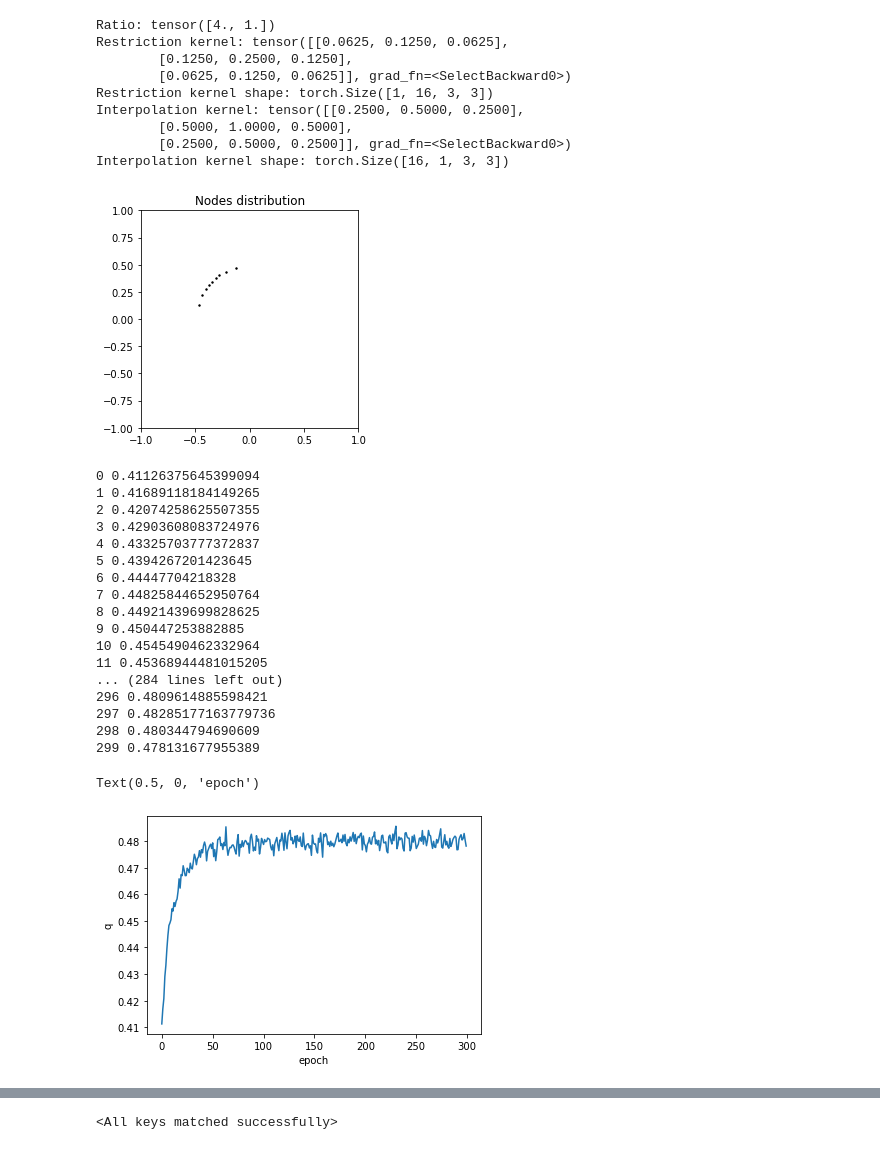
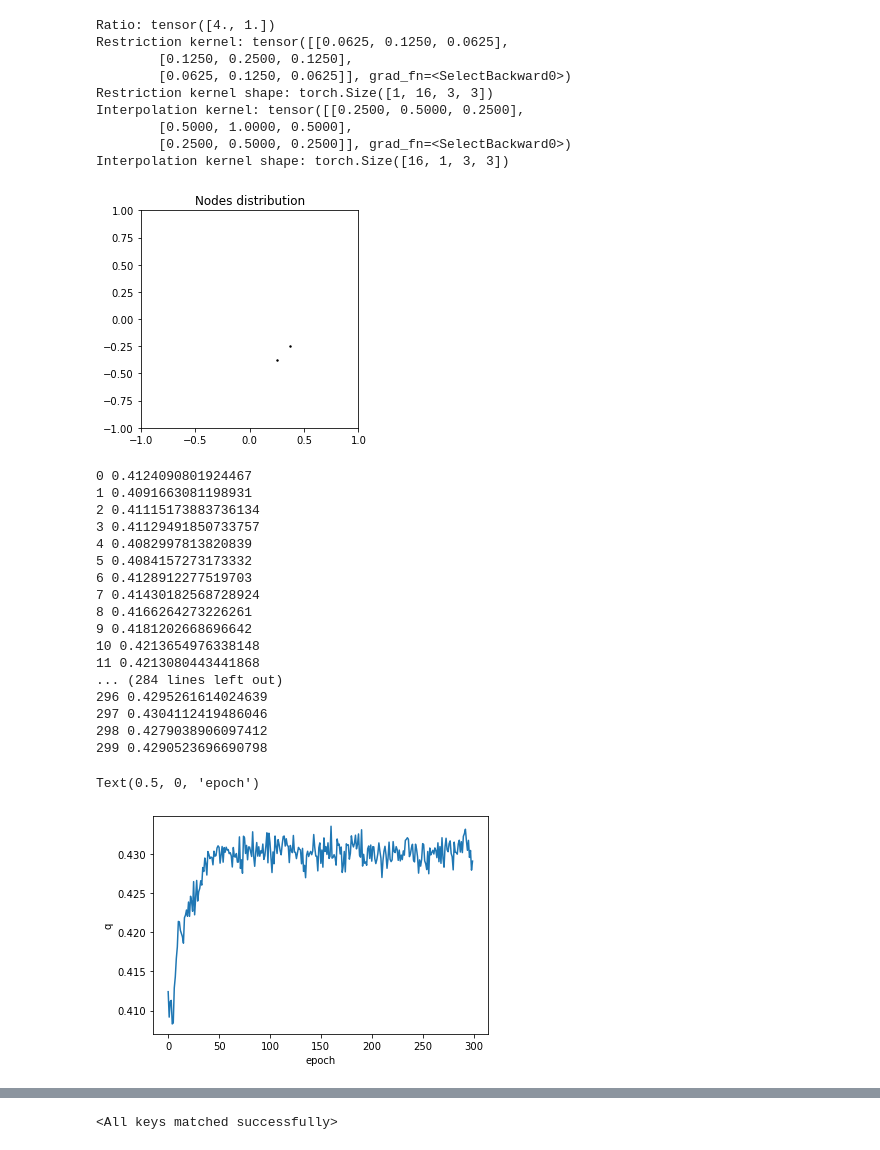
Before and after one commit to longfish/Multigrid-FEANet, a Jupyter notebook: MM-FEANet-interface_multigrid_rhs_kernel_split.ipynb, the cells around one changed output, grey strips where cells are left out. Cells and saved outputs as stored; diff of their text form; code cells hidden in the pictures.

Commit message:
run kernel split tests

```diff
--- a/MM-FEANet-interface_multigrid_rhs_kernel_split.ipynb
+++ b/MM-FEANet-interface_multigrid_rhs_kernel_split.ipynb
@@ -115,11 +120,11 @@ def rewrite_kernels(para_list, list, kernels):
         para_list[1].grad[:,i] = kernels[0]
         para_list[2].grad[i,:] = kernels[1]
 # %%
-kernel_i = 12
-mesh = MeshHandler(outfile="Results/plate_mesh.vtk")
+kernel_i = 15
+mesh = MeshHandler(nnode_edge = n+1, outfile="Results/plate_mesh.vtk")
 plot.plot_pattern(mesh, key=kernel_i)
 # %% [output]
-[figure, old version]
+[figure, new version]
 # %%
 freeze_list = [0,1,2,3,4,5,6,7,8,9,10,11,12,13,14,15] # freeze a kernel
 freeze_list.remove(kernel_i)
@@ -158,30 +163,30 @@ for epoch in range(num_epoch):
     torch.save(model.state_dict(), mpath)
     qm_train.append(avg_q)
 # %% [output]
-0 0.41126375645399094
-1 0.41689118184149265
-2 0.42074258625507355
-3 0.42903608083724976
-4 0.43325703777372837
-5 0.4394267201423645
-6 0.44447704218328
-7 0.44825844652950764
-8 0.44921439699828625
-9 0.450447253882885
-10 0.4545490462332964
-11 0.45368944481015205
+0 0.4124090801924467
+1 0.4091663081198931
+2 0.41115173883736134
+3 0.41129491850733757
+4 0.4082997813820839
+5 0.4084157273173332
+6 0.4128912277519703
+7 0.41430182568728924
+8 0.4166264273226261
+9 0.4181202668696642
+10 0.4213654976338148
+11 0.4213080443441868
 ... (284 lines left out)
-296 0.4809614885598421
-297 0.48285177163779736
-298 0.480344794690609
-299 0.478131677955389
+296 0.4295261614024639
+297 0.4304112419486046
+298 0.4279038906097412
+299 0.4290523696690798
 # %%
 plt.plot(qm_train)
 plt.ylabel('q')
 plt.xlabel('epoch')
 # %% [output]
 Text(0.5, 0, 'epoch')
-[figure, old version]
+[figure, new version]
 # %%
 # save the list
 np.save(os.path.join(model_dir,model_name+'.npy'),qm_train)
```
Also changed, not shown: parts of 6 cells of this notebook, 11 other files.
